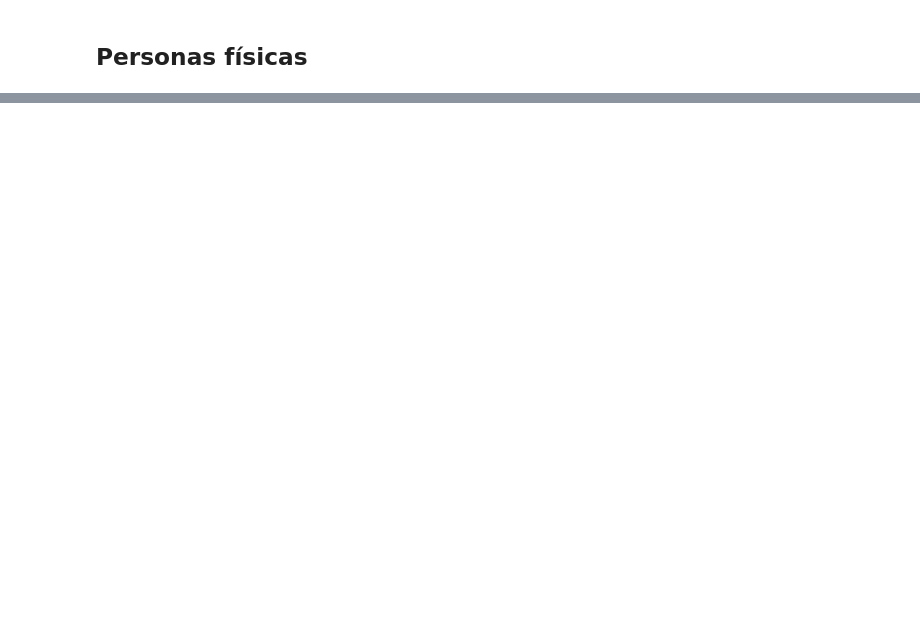
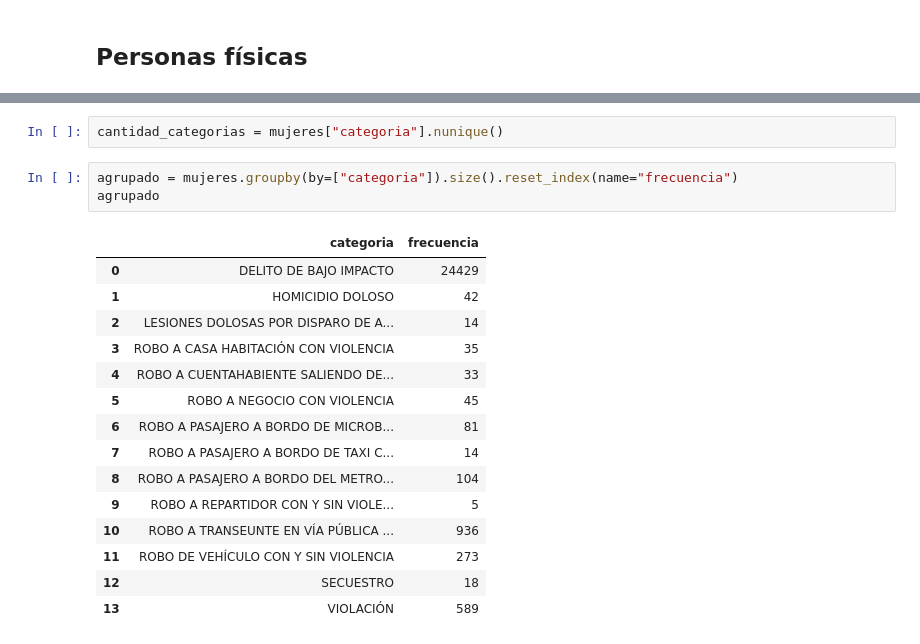
Before and after one commit to porto-o/analisis_carpetas_investigacion, a Jupyter notebook: Analisis.ipynb, the cells around one changed output, grey strips where cells are left out. Cells and saved outputs as stored; diff of their text form; blank space fills up the shorter version.

```diff
--- a/Analisis.ipynb
+++ b/Analisis.ipynb
@@ -26,0 +68,21 @@ plt.show()
+# %%
+cantidad_categorias = mujeres["categoria"].nunique()
+# %%
+agrupado = mujeres.groupby(by=["categoria"]).size().reset_index(name="frecuencia")
+agrupado
+# %% [output]
+|  | categoria | frecuencia |
+| 0 | DELITO DE BAJO IMPACTO | 24429 |
+| 1 | HOMICIDIO DOLOSO | 42 |
+| 2 | LESIONES DOLOSAS POR DISPARO DE A... | 14 |
+| 3 | ROBO A CASA HABITACIÓN CON VIOLENCIA | 35 |
+| 4 | ROBO A CUENTAHABIENTE SALIENDO DE... | 33 |
+| 5 | ROBO A NEGOCIO CON VIOLENCIA | 45 |
+| 6 | ROBO A PASAJERO A BORDO DE MICROB... | 81 |
+| 7 | ROBO A PASAJERO A BORDO DE TAXI C... | 14 |
+| 8 | ROBO A PASAJERO A BORDO DEL METRO... | 104 |
+| 9 | ROBO A REPARTIDOR CON Y SIN VIOLE... | 5 |
+| 10 | ROBO A TRANSEUNTE EN VÍA PÚBLICA ... | 936 |
+| 11 | ROBO DE VEHÍCULO CON Y SIN VIOLENCIA | 273 |
+| 12 | SECUESTRO | 18 |
+| 13 | VIOLACIÓN | 589 |
```
Also changed, not shown: parts of 12 cells of this notebook, 2 other files.
